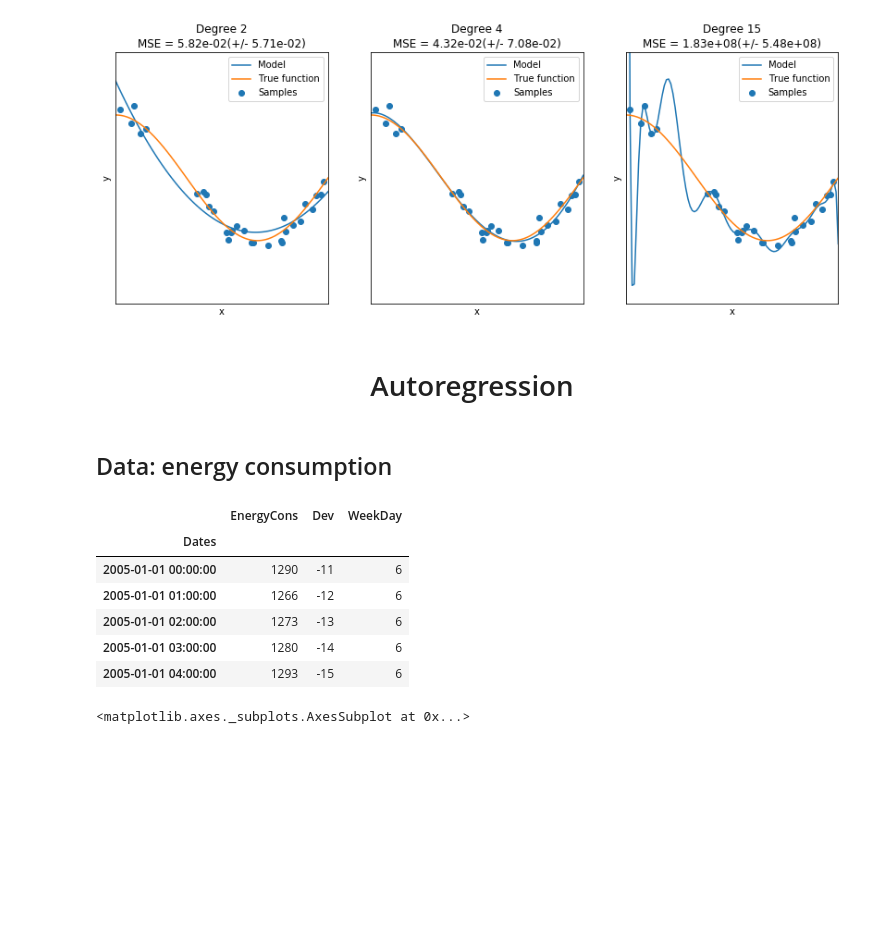
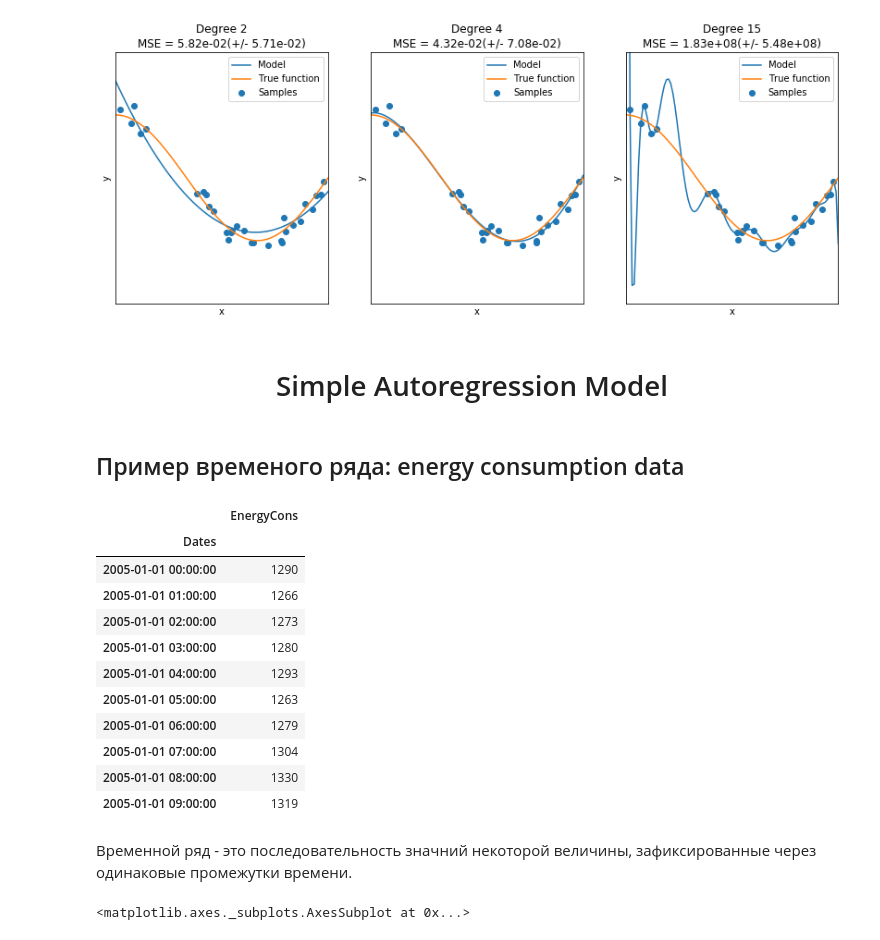
Before and after one commit to ml-mipt/ml-mipt-part2, a Jupyter notebook: 2017/seminars/0_ts_intro/0_IntroTS.ipynb, the cells around one changed output. Saved outputs shown, nothing was run; the diff lists cells and outputs as text; code cells hidden in the pictures; blank space fills up the shorter version.

```diff
--- a/2017/seminars/0_ts_intro/0_IntroTS.ipynb
+++ b/2017/seminars/0_ts_intro/0_IntroTS.ipynb
@@ -160,22 +161,29 @@ plt.show()
 # %% [output]
 [figure]
 # %% [markdown]
-<h1 align="center"> Autoregression</h1>
+<h1 align="center"> Simple Autoregression Model</h1>
 # %% [markdown]
-## Data: energy consumption
+## Пример временого ряда: energy consumption data
 # %%
 # Caution: different version of pandas needs differnt codes!!!
 # ts = pd.read_csv('consumption_train.csv', sep='\t', decimal=',')
 ts = pd.read_csv('consumption_train.csv', sep='\t', decimal='.', parse_dates=True, dayfirst=False, index_col='Dates')
-ts.head(5)
+ts[['EnergyCons']].head(10)
 # %% [output]
-|  | EnergyCons | Dev | WeekDay |
-| Dates |  |  |  |
-| 2005-01-01 00:00:00 | 1290 | -11 | 6 |
-| 2005-01-01 01:00:00 | 1266 | -12 | 6 |
-| 2005-01-01 02:00:00 | 1273 | -13 | 6 |
-| 2005-01-01 03:00:00 | 1280 | -14 | 6 |
-| 2005-01-01 04:00:00 | 1293 | -15 | 6 |
+|  | EnergyCons |
+| Dates |  |
+| 2005-01-01 00:00:00 | 1290 |
+| 2005-01-01 01:00:00 | 1266 |
+| 2005-01-01 02:00:00 | 1273 |
+| 2005-01-01 03:00:00 | 1280 |
+| 2005-01-01 04:00:00 | 1293 |
+| 2005-01-01 05:00:00 | 1263 |
+| 2005-01-01 06:00:00 | 1279 |
+| 2005-01-01 07:00:00 | 1304 |
+| 2005-01-01 08:00:00 | 1330 |
+| 2005-01-01 09:00:00 | 1319 |
+# %% [markdown]
+Временной ряд - это последовательность значний некоторой величины, зафиксированные через одинаковые промежутки времени.
 # %%
 # Plot time series
 ts['EnergyCons'].plot(figsize=(15,7))
```
Also changed, not shown: parts of 12 cells of this notebook.
